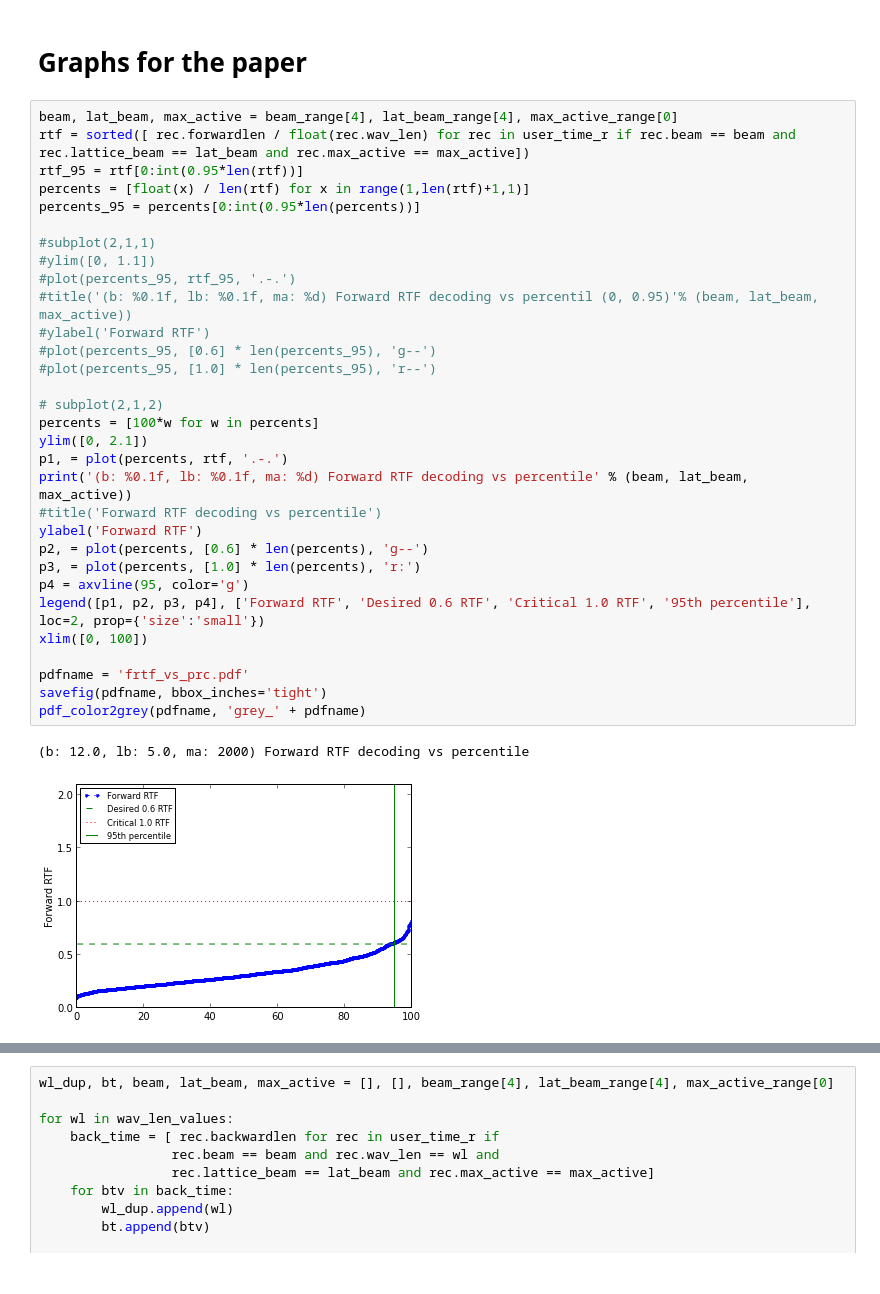
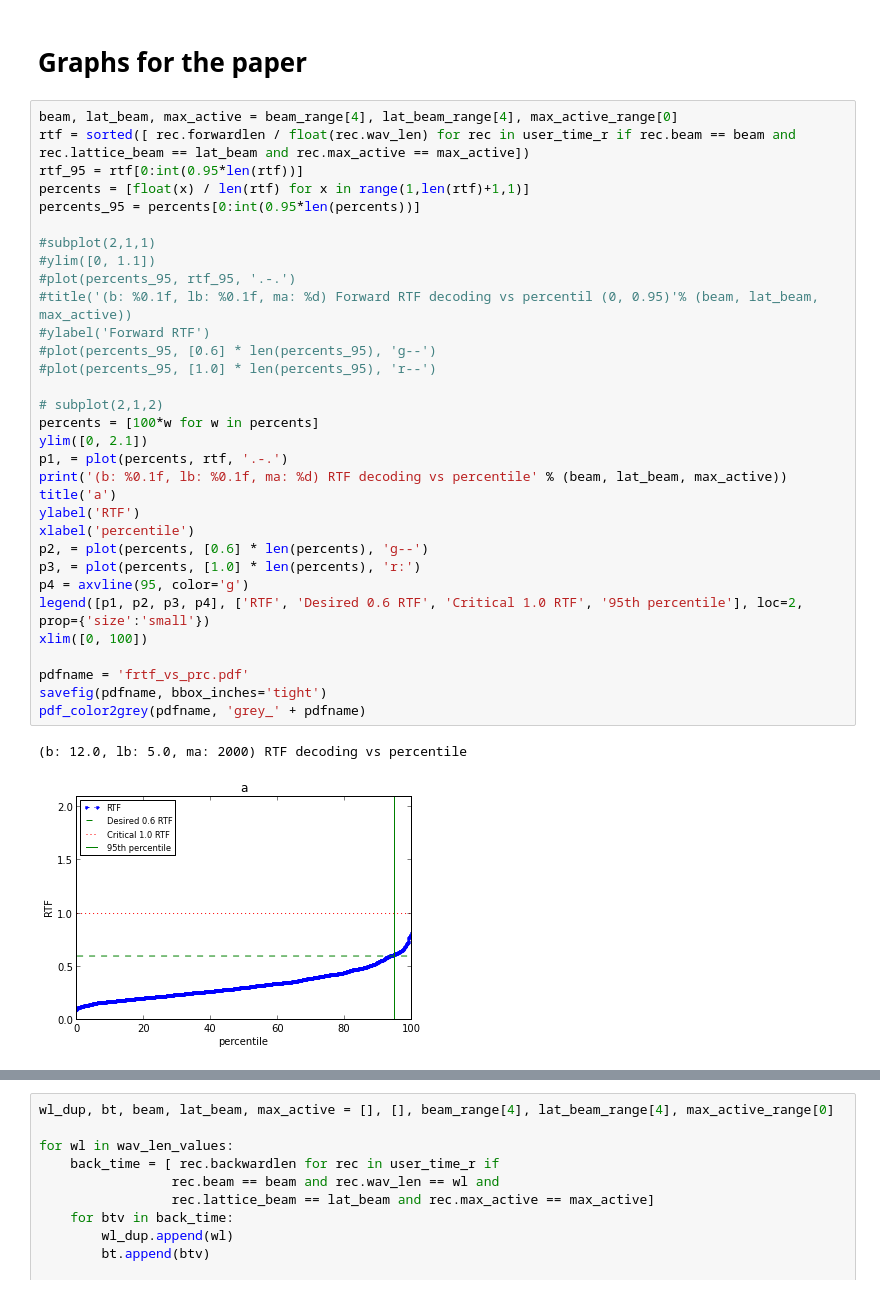
Before and after one commit to oplatek/pykaldi-eval, a Jupyter notebook: Pykaldi-evaluation.ipynb, the cells around one changed output, grey strips where cells are left out. Drawn from its saved outputs; the diff is of its cells as text.

Commit message:
added percentiles labels

```diff
--- a/Pykaldi-evaluation.ipynb
+++ b/Pykaldi-evaluation.ipynb
@@ -114,37 +114,38 @@ Graphs for the paper
 # %%
 beam, lat_beam, max_active = beam_range[4], lat_beam_range[4], max_active_range[0]
 rtf = sorted([ rec.forwardlen / float(rec.wav_len) for rec in user_time_r if rec.beam == beam and rec.lattice_beam == lat_beam and rec.max_active == max_active])
 rtf_95 = rtf[0:int(0.95*len(rtf))]
 percents = [float(x) / len(rtf) for x in range(1,len(rtf)+1,1)]
 percents_95 = percents[0:int(0.95*len(percents))]
 
 #subplot(2,1,1)
 #ylim([0, 1.1])
 #plot(percents_95, rtf_95, '.-.')
 #title('(b: %0.1f, lb: %0.1f, ma: %d) Forward RTF decoding vs percentil (0, 0.95)'% (beam, lat_beam, max_active))
 #ylabel('Forward RTF')
 #plot(percents_95, [0.6] * len(percents_95), 'g--')
 #plot(percents_95, [1.0] * len(percents_95), 'r--')
 
 # subplot(2,1,2)
 percents = [100*w for w in percents]
 ylim([0, 2.1])
 p1, = plot(percents, rtf, '.-.')
-print('(b: %0.1f, lb: %0.1f, ma: %d) Forward RTF decoding vs percentile' % (beam, lat_beam, max_active))
-#title('Forward RTF decoding vs percentile')
-ylabel('Forward RTF')
+print('(b: %0.1f, lb: %0.1f, ma: %d) RTF decoding vs percentile' % (beam, lat_beam, max_active))
+title('a')
+ylabel('RTF')
+xlabel('percentile')
 p2, = plot(percents, [0.6] * len(percents), 'g--')
 p3, = plot(percents, [1.0] * len(percents), 'r:')
 p4 = axvline(95, color='g')
-legend([p1, p2, p3, p4], ['Forward RTF', 'Desired 0.6 RTF', 'Critical 1.0 RTF', '95th percentile'], loc=2, prop={'size':'small'})
+legend([p1, p2, p3, p4], ['RTF', 'Desired 0.6 RTF', 'Critical 1.0 RTF', '95th percentile'], loc=2, prop={'size':'small'})
 xlim([0, 100])
 
 pdfname = 'frtf_vs_prc.pdf'
 savefig(pdfname, bbox_inches='tight')
 pdf_color2grey(pdfname, 'grey_' + pdfname)
 # %% [output]
-(b: 12.0, lb: 5.0, ma: 2000) Forward RTF decoding vs percentile
+(b: 12.0, lb: 5.0, ma: 2000) RTF decoding vs percentile
-[figure, old version]
+[figure, new version]
 # %%
 beam, lat_beam, max_active = beam_range[4], lat_beam_range[4], max_active_range[0]
 bt = sorted([ rec.backwardlen for rec in user_time_r if rec.beam == beam and rec.lattice_beam == lat_beam and rec.max_active == max_active])
```
Also changed, not shown: parts of 3 cells of this notebook.
